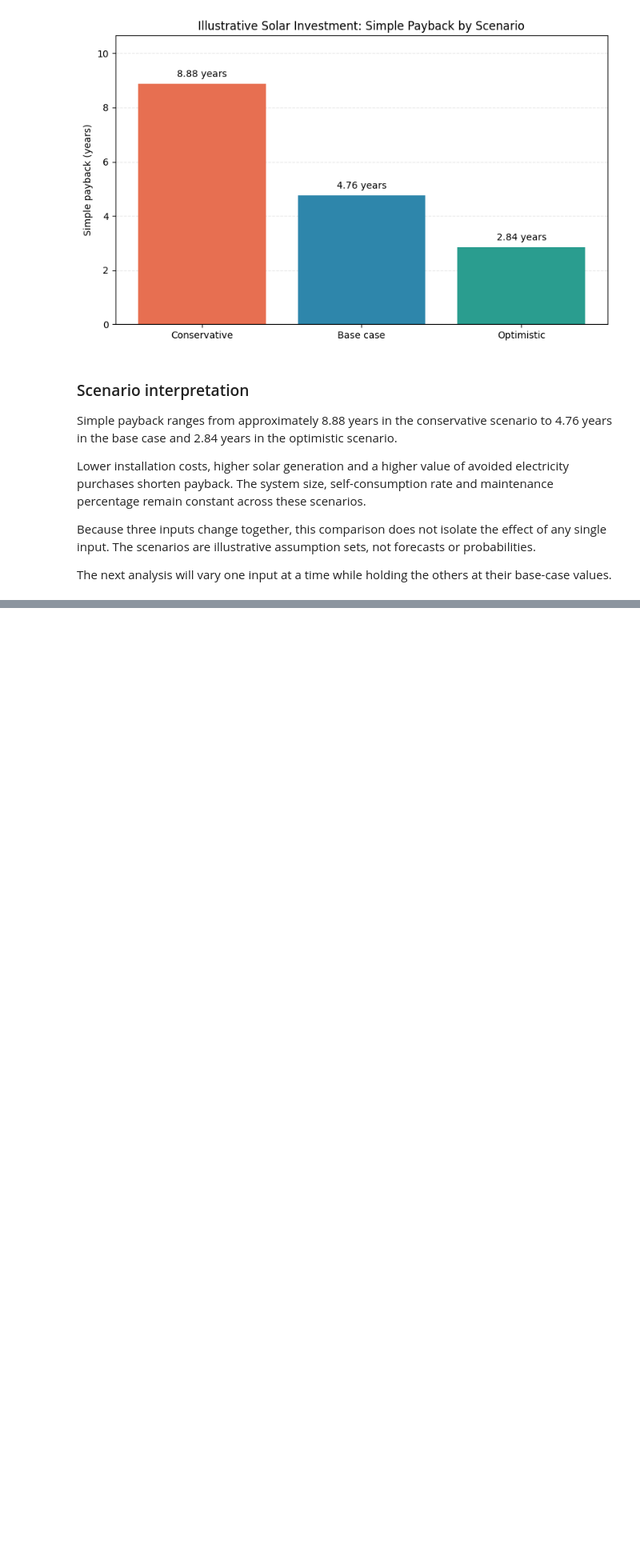
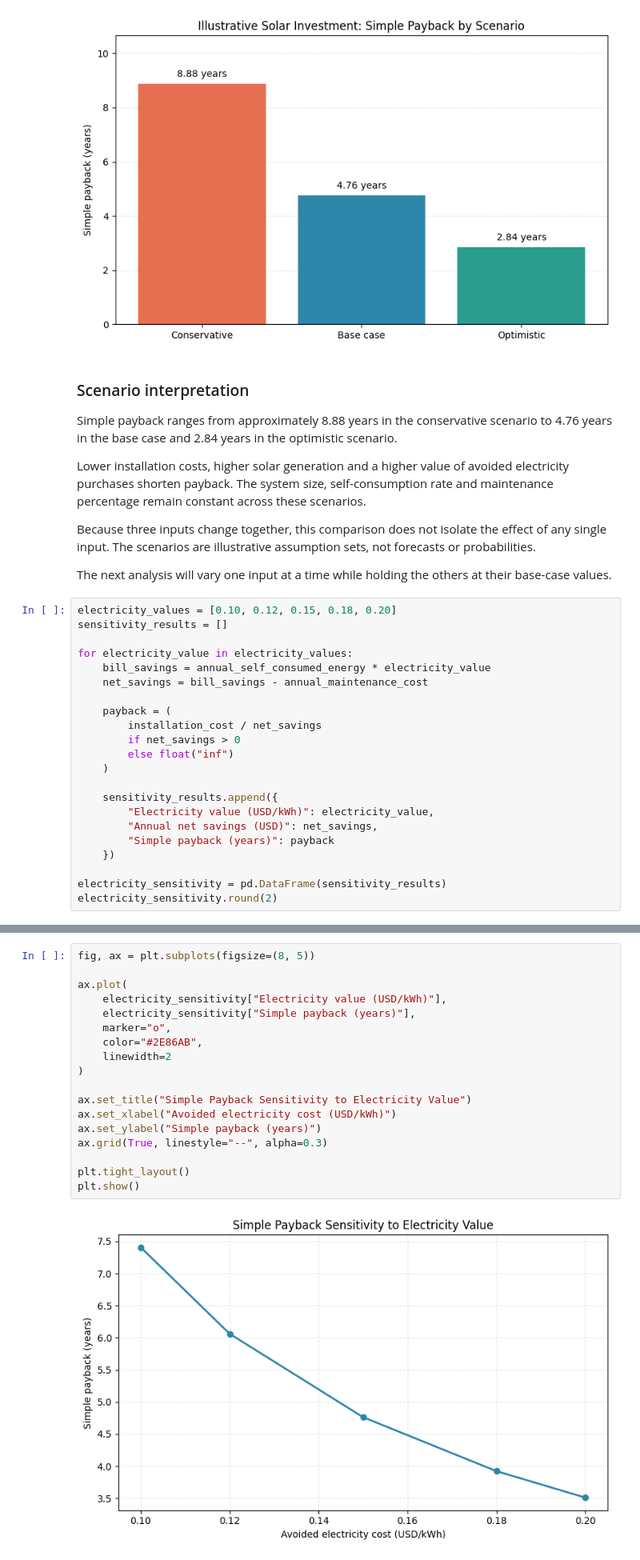
Before and after one commit to GHseyram/Ghana-energy-transition-investment-analytics, a Jupyter notebook: notebooks/03_solar_investment_model.ipynb, the cells around one changed output, grey strips where cells are left out. Shown at 80% size. Cells and saved outputs as stored; diff of their text form; blank space fills up the shorter version.

Commit message:
Add electricity value, installation cost and solar yield sensitivity analyses

```diff
--- a/notebooks/03_solar_investment_model.ipynb
+++ b/notebooks/03_solar_investment_model.ipynb
@@ -198,3 +198,25 @@ assumption sets, not forecasts or probabilities.
 
 The next analysis will vary one input at a time while holding
 the others at their base-case values.
+# %%
+electricity_values = [0.10, 0.12, 0.15, 0.18, 0.20]
+sensitivity_results = []
+
+for electricity_value in electricity_values:
+    bill_savings = annual_self_consumed_energy * electricity_value
+    net_savings = bill_savings - annual_maintenance_cost
+
+    payback = (
+        installation_cost / net_savings
+        if net_savings > 0
+        else float("inf")
+    )
+
+    sensitivity_results.append({
+        "Electricity value (USD/kWh)": electricity_value,
+        "Annual net savings (USD)": net_savings,
+        "Simple payback (years)": payback
+    })
+
+electricity_sensitivity = pd.DataFrame(sensitivity_results)
+electricity_sensitivity.round(2)
@@ -200,0 +230,20 @@ the others at their base-case values.
+# %%
+fig, ax = plt.subplots(figsize=(8, 5))
+
+ax.plot(
+    electricity_sensitivity["Electricity value (USD/kWh)"],
+    electricity_sensitivity["Simple payback (years)"],
+    marker="o",
+    color="#2E86AB",
+    linewidth=2
+)
+
+ax.set_title("Simple Payback Sensitivity to Electricity Value")
+ax.set_xlabel("Avoided electricity cost (USD/kWh)")
+ax.set_ylabel("Simple payback (years)")
+ax.grid(True, linestyle="--", alpha=0.3)
+
+plt.tight_layout()
+plt.show()
+# %% [output]
+[figure, added]
```
Also changed, not shown: parts of 10 cells of this notebook.
